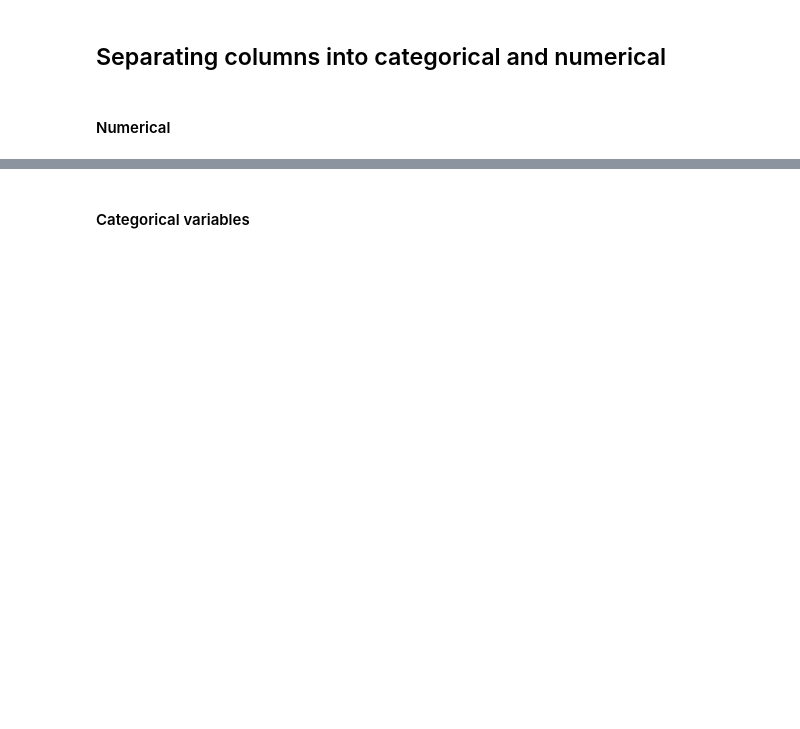
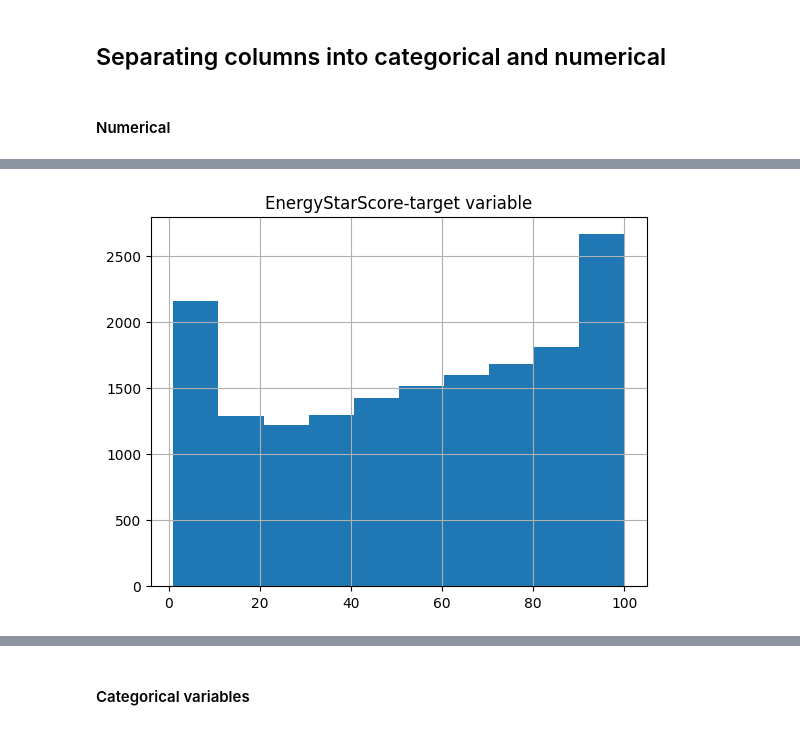
Before and after one commit to tarasenya/ml-zoomcamp-hw, a Jupyter notebook: MidTermProject/notebooks/perliminary.ipynb, the cells around one changed output, grey strips where cells are left out. Drawn from its saved outputs; the diff is of its cells as text; code cells hidden in the pictures; blank space fills up the shorter version.

```diff
--- a/MidTermProject/notebooks/perliminary.ipynb
+++ b/MidTermProject/notebooks/perliminary.ipynb
@@ -293,0 +264,5 @@ for col in numerical_columns:
+# %%
+plt.title('EnergyStarScore-target variable')
+data_cleaned['energy_star_score'].hist();
+# %% [output]
+[figure, added]
```
Also changed, not shown: parts of 111 cells of this notebook, 16 other files.
